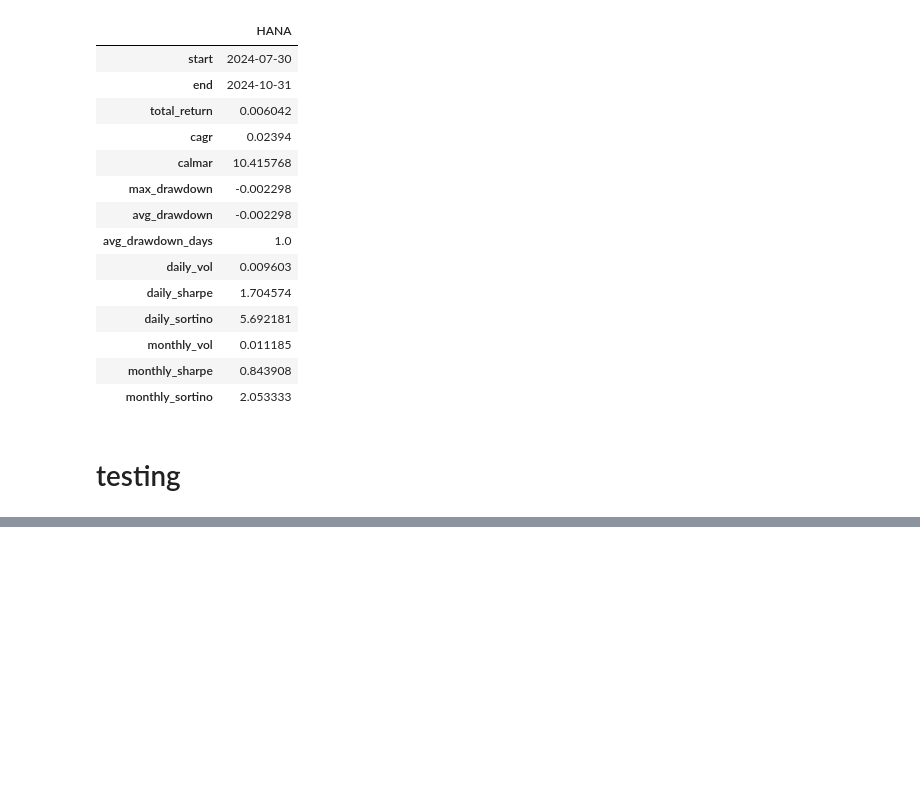
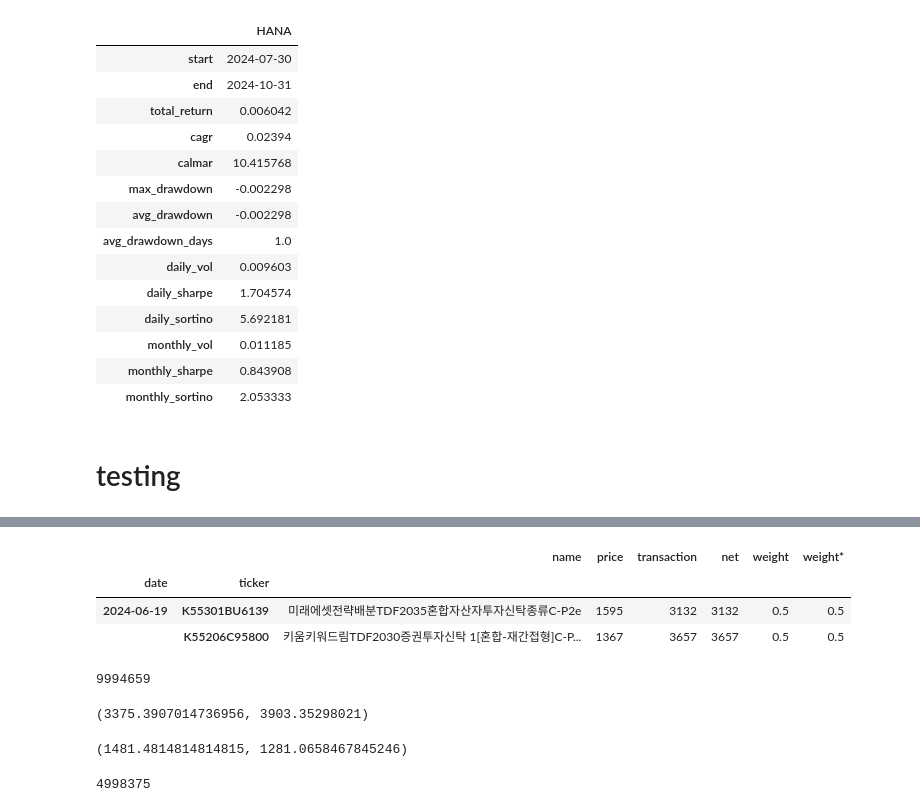
Before and after one commit to lbk209/portfolio, a Jupyter notebook: Allocate_Portfolio.ipynb, the cells around one changed output, grey strips where cells are left out. Drawn from its saved outputs; the diff is of its cells as text; code cells hidden in the pictures; blank space fills up the shorter version.

```diff
--- a/Allocate_Portfolio.ipynb
+++ b/Allocate_Portfolio.ipynb
@@ -926,0 +885,7 @@ kwargs
+# %%
+file_cost='transaction_cost'
+kw_cost = dict(file_cost=file_cost)
+# %%
+selected = ['K55301BU6139', 'K55206C95800']
+# %%
+pf_tdf = PM.create_portfolio('TDF', tickers=selected, **kw_cost)
@@ -926,0 +915,28 @@ kwargs
+# %%
+pf_tdf.record
+# %% [output]
+|  |  | name | price | transaction | net | weight | weight* |
+| date | ticker |  |  |  |  |  |  |
+| 2024-06-19 | K55301BU6139 | 미래에셋전략배분TDF2035혼합자산자투자신탁종류C-P2e | 1595 | 3132 | 3132 | 0.5 | 0.5 |
+|  | K55206C95800 | 키움키워드림TDF2030증권투자신탁 1[혼합-재간접형]C-P... | 1367 | 3657 | 3657 | 0.5 | 0.5 |
+# %%
+1595*3132 + 1367*3657
+# %% [output]
+9994659
+# %%
+c = 5000000
+a = c / 1481.31
+b = c / 1280.95
+a, b
+# %% [output]
+(3375.3907014736956, 3903.35298021)
+# %%
+a = 3375
+b = 3903
+c/a, c/b
+# %% [output]
+(1481.4814814814815, 1281.0658467845246)
+# %%
+3375 * 1481
+# %% [output]
+4998375
```
Also changed, not shown: parts of 11 cells of this notebook, 1 other file.
